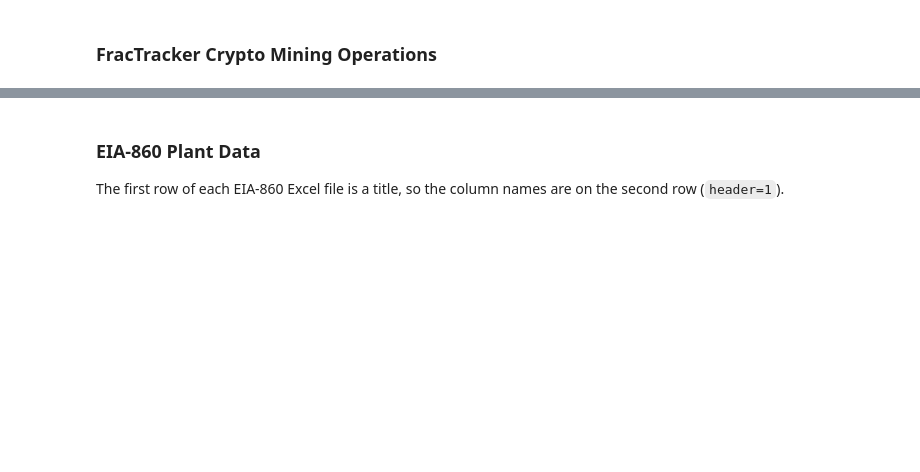
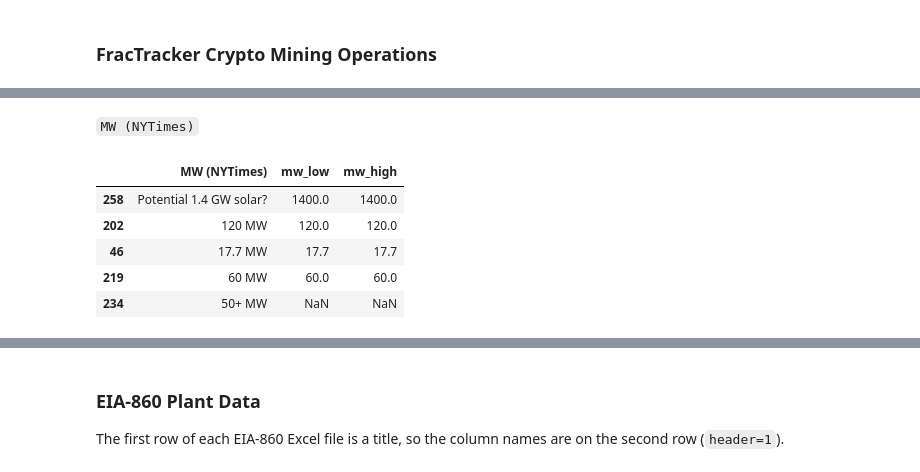
Before and after one commit to matthewchess/siads696, a Jupyter notebook: 02-data-cleaning.ipynb, the cells around one changed output, grey strips where cells are left out. Cells and saved outputs as stored; diff of their text form; code cells hidden in the pictures; blank space fills up the shorter version.

```diff
--- a/02-data-cleaning.ipynb
+++ b/02-data-cleaning.ipynb
@@ -203,0 +386,47 @@ crypto.describe(include="all").T
+# %% [markdown]
+`MW (NYTimes)`
+# %%
+# Function for standardizing mw values
+def standardize_mw(value):
+    if pd.isna(value):
+        return np.nan, np.nan
+
+    text = str(value).lower().strip()
+
+    # Fix typo
+    text = text.replace("nw", "mw")
+
+    # Extract numbers followed by MW or GW
+    matches = re.findall(r'(\d+(?:\.\d+)?)\s*(mw|gw)', text)
+
+    if not matches:
+        return np.nan, np.nan
+
+    values_mw = []
+
+    for number, unit in matches:
+        number = float(number)
+
+        # Convert to MW
+        if unit == "gw":
+            number *= 1000
+
+        values_mw.append(number)
+
+    return min(values_mw), max(values_mw)
+
+
+# Add new features to handle ranges
+crypto[["mw_low", "mw_high"]] = pd.DataFrame(
+    crypto["MW (NYTimes)"].apply(standardize_mw).tolist(),
+    index=crypto.index
+)
+
+crypto.loc[crypto['MW (NYTimes)'].notna()][["MW (NYTimes)", "mw_low", "mw_high"]].sample(5)
+# %% [output]
+|  | MW (NYTimes) | mw_low | mw_high |
+| 258 | Potential 1.4 GW solar? | 1400.0 | 1400.0 |
+| 202 | 120 MW | 120.0 | 120.0 |
+| 46 | 17.7 MW | 17.7 | 17.7 |
+| 219 | 60 MW | 60.0 | 60.0 |
+| 234 | 50+ MW | NaN | NaN |
```
Also changed, not shown: parts of 36 cells of this notebook.
